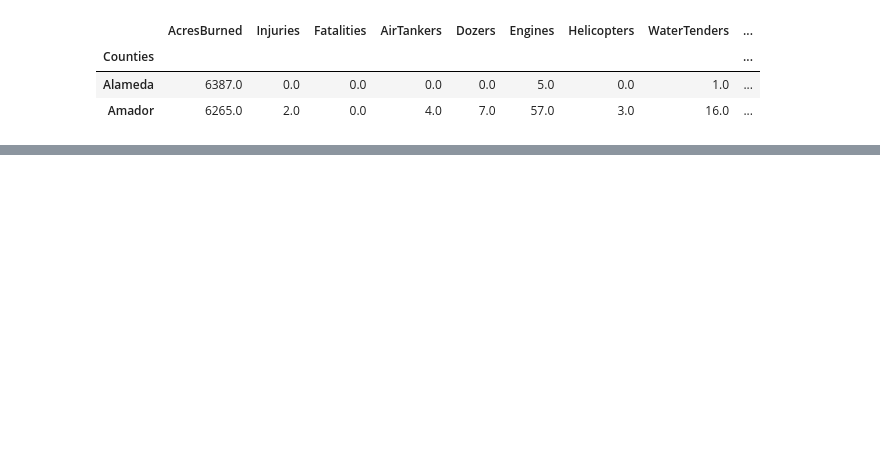
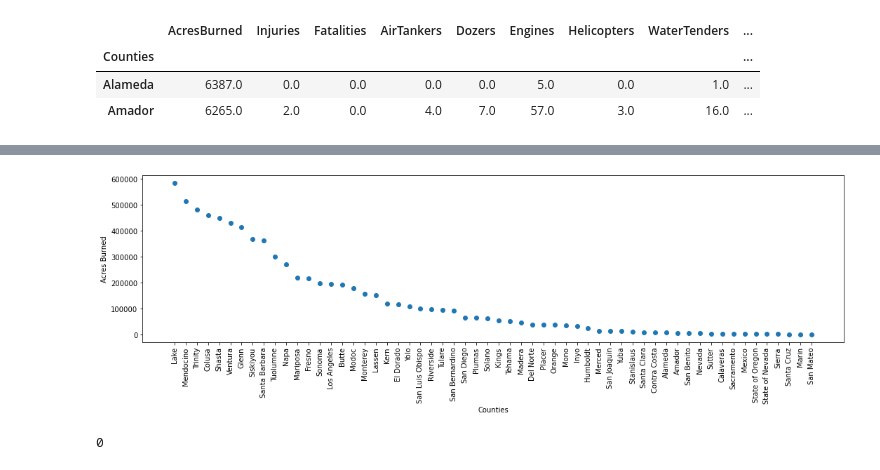
Before and after one commit to jump8621/data-project-I, a Jupyter notebook: alessandro_pyre.ipynb, the cells around one changed output, grey strips where cells are left out. Saved outputs shown, nothing was run; the diff lists cells and outputs as text; code cells hidden in the pictures; blank space fills up the shorter version.

Commit message:
new charts

```diff
--- a/alessandro_pyre.ipynb
+++ b/alessandro_pyre.ipynb
@@ -283,0 +204,6 @@ plt.show()
+# %%
+# 2.1.1 Injuries vs. Acres Burned
+
+df1 = df1.sort_values("AcresBurned", ascending = 0)
+df1 = df1.reset_index()
+df1
@@ -283,0 +228,16 @@ plt.show()
+# %%
+#  "Acres Burned" vs "Counties" Scatter plotScatter plot
+
+plt.scatter(df1.iloc[:,0],df1.iloc[:,1])
+plt.xticks( rotation='vertical')
+plt.xlabel("Counties")
+plt.ylabel("Acres Burned")
+plt.tight_layout()
+plt.rc("figure",figsize=(15, 5))
+plt.show()
+
+df1['AcresBurned'].idxmax()
+# Lake County has the highest value of acres burned = 582,784
+# %% [output]
+[figure, added]
+0
```
Also changed, not shown: parts of 37 cells of this notebook.
